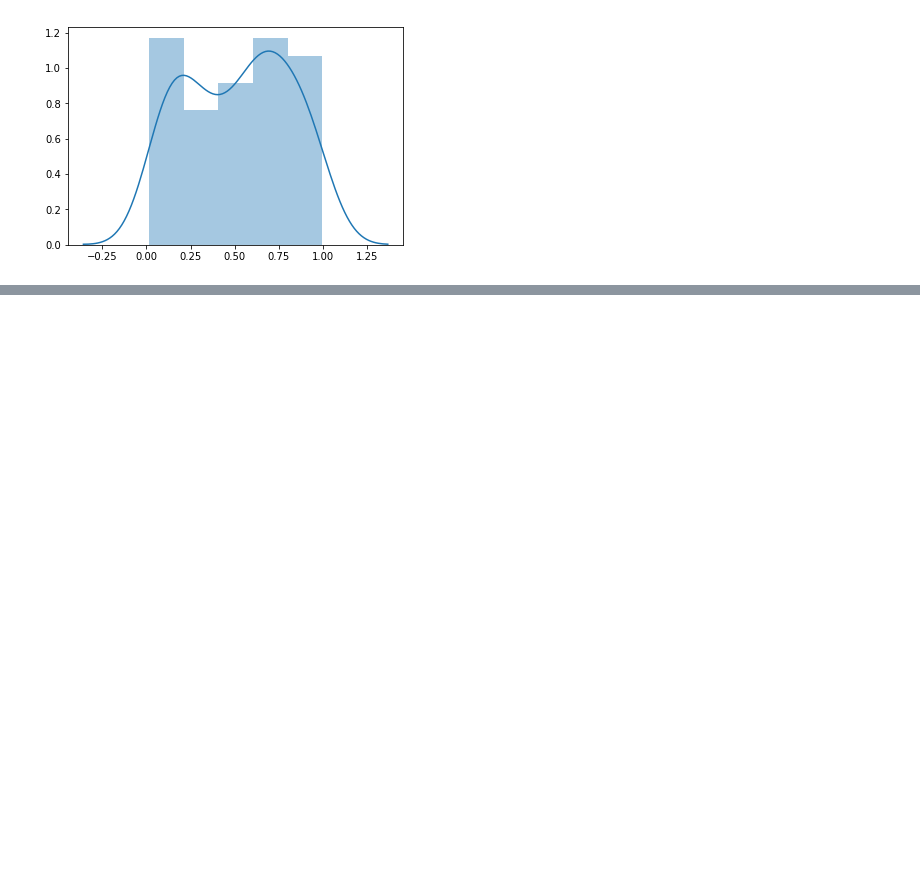
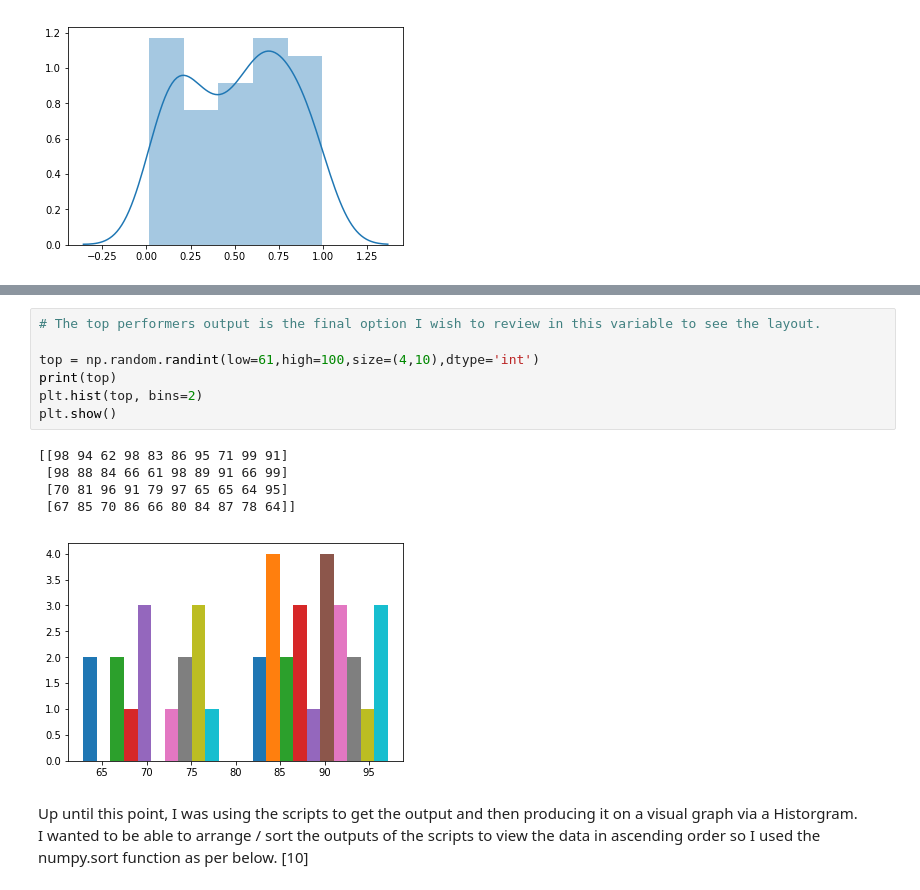
Before and after one commit to vwalsh86/Prog-for-DA-Project, a Jupyter notebook: Dataset Simulation.ipynb, the cells around one changed output, grey strips where cells are left out. Saved outputs shown, nothing was run; the diff lists cells and outputs as text; blank space fills up the shorter version.

```diff
--- a/Dataset Simulation.ipynb
+++ b/Dataset Simulation.ipynb
@@ -239,0 +296,17 @@ array([ True, False,  True, False,  True, False,  True,  True,  True,
+# %%
+# The top performers output is the final option I wish to review in this variable to see the layout.
+
+top = np.random.randint(low=61,high=100,size=(4,10),dtype='int')
+print(top)
+plt.hist(top, bins=2)
+plt.show()
+# %% [output]
+[[98 94 62 98 83 86 95 71 99 91]
+ [98 88 84 66 61 98 89 91 66 99]
+ [70 81 96 91 79 97 65 65 64 95]
+ [67 85 70 86 66 80 84 87 78 64]]
+[figure, added]
+# %% [markdown]
+Up until this point, I was using the scripts to get the output and then producing it on a visual graph via a Historgram.
+<br>
+I wanted to be able to arrange / sort the outputs of the scripts to view the data in ascending order so I used the numpy.sort function as per below. [10]
```
Also changed, not shown: parts of 21 cells of this notebook.
